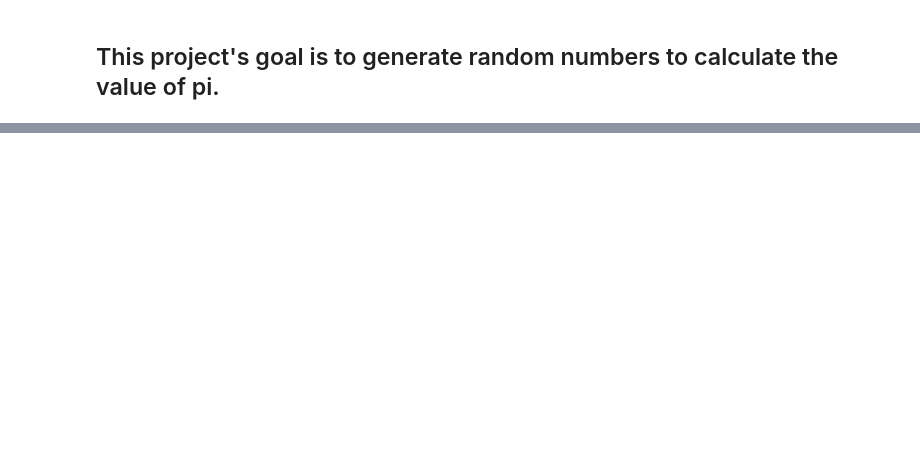
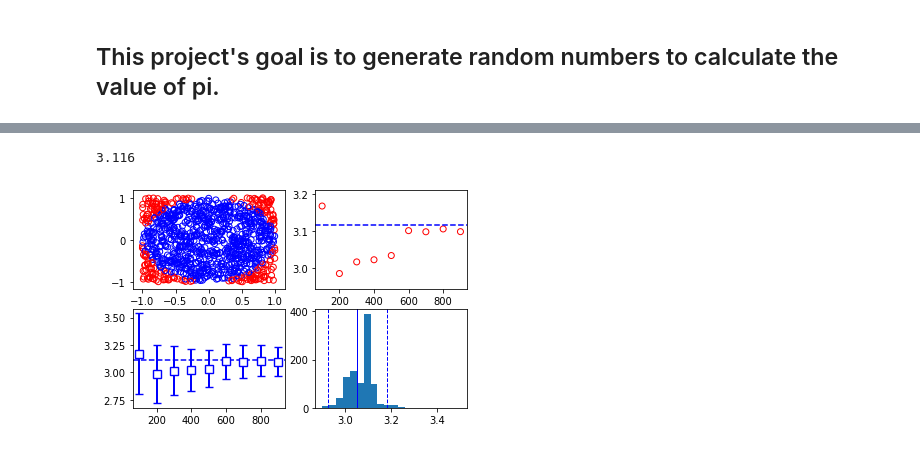
Before and after one commit to max-hanrahan/Py4Phys, a Jupyter notebook: Data Analysis/Pi calculator.ipynb, the cells around one changed output, grey strips where cells are left out. Saved outputs shown, nothing was run; the diff lists cells and outputs as text; code cells hidden in the pictures; blank space fills up the shorter version.

Commit message:
Includes three new charts and clearer commenting

```diff
--- a/Data Analysis/Pi calculator.ipynb
+++ b/Data Analysis/Pi calculator.ipynb
@@ -34,0 +7,77 @@ def draw_graphs(x, y, i, pi):
+# %%
+# I only want to display a few numbers in the error plot.
+# It gets pretty messy otherwise.
+def is_important(arg):
+    if arg % 100 == 0: # this condition can be changed
+        return True
+    else:
+        return False
+# %%
+blue_list = [(0,0)] # initialize these two
+red_list = [(0,0)]
+
+fig, ax = plt.subplots(2,2) # make a 2x2 grid of plots
+
+important_x = [] # the coords that get plotted
+important_y = [] # in the error and scatter plot
+
+pis = [] # list of pi guesses for the histogram
+
+for i in range(1, 1000):
+    x, y = np.random.uniform(-1,1),np.random.uniform(-1,1)
+    r = np.sqrt(x**2 + y**2)
+
+    # the following is apparent from the geometry of the situation
+    pi_guess= 4*len(blue_list) / (len(blue_list) +len(red_list))
+    pis.append(pi_guess)
+
+    # the standard deviation of the pi list for both error and histogram
+    dev = np.std(np.array(pis))
+
+    if is_important(i):
+        important_x.append(i)
+        important_y.append(pi_guess)
+
+        # we create the "third" plot here so we can get individual error bars for each plotted point
+        ax[1][0].errorbar(i, pi_guess, yerr = dev, markersize=8,fmt='s',color='b',mfc='white',mec='b',
+                          elinewidth=2, capsize=4, mew=1.4)
+
+    # every single point is plotted in this first scatter plot
+    if r <= 1 :
+        blue_list.append((x,y))
+        plot_1 = ax[0][0].scatter(x,y,facecolors='none',edgecolors='b')
+
+    else:
+        red_list.append((x,y))
+        plot_1 = ax[0][0].scatter(x,y,facecolors='none',edgecolors='r')
+
+# the second plot:
+
+ax[0][1].scatter(important_x, important_y, facecolors = 'none', edgecolors = 'r')
+ax[0][1].axhline(y = pi_guess, color = 'b', ls = 'dashed')
+
+# one potential problem with the above graph is that we've only plotted the "important" points...
+# this graph's appearance benefits from having more points, whereas the second plot's appearance
+# benefits from having fewer points. I suppose I could make another list but that seems redundant.
+# Please let me know if there's an easy way to just plot 'n' points on a scatter/error plot!
+
+# add the final guess, as a horizontal line, to plot number three:
+ax[1][0].axhline(y = pi_guess, color = 'b', ls = 'dashed')
+
+# create the fourth and final plot:
+
+ax[1][1].hist(pis, bins = 20, range = (2.9, 3.5))
+
+# add vertical lines for the mean of the hist +/ a standard dev
+# this is the mean of the histogram, not necessarily the most accurate pi guess
+ax[1][1].axvline(x=np.mean(pis),color='b',linewidth=1)
+ax[1][1].axvline(x=np.mean(pis)+dev,color='b',linewidth=1,linestyle='dashed')
+ax[1][1].axvline(x=np.mean(pis)-dev,color='b',linewidth=1,linestyle='dashed')
+
+print(pi_guess) # the final guess, which I presume to be the best
+
+plt.savefig('./4_plots.pdf', bbox_inches = 'tight', transparent = True)
+plt.show()
+# %% [output]
+3.116
+[figure, added]
```
Also changed, not shown: parts of 2 cells of this notebook.
